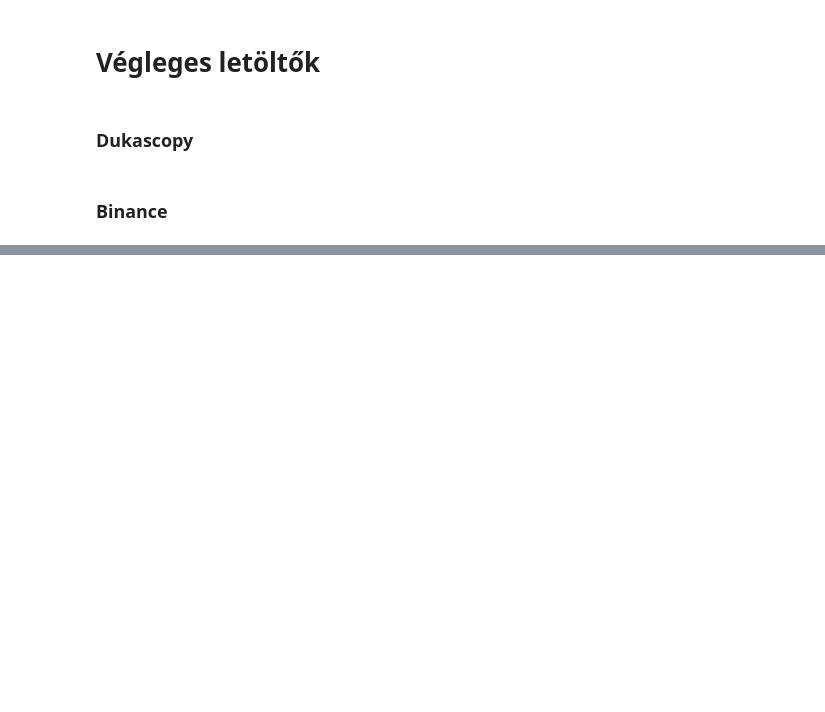
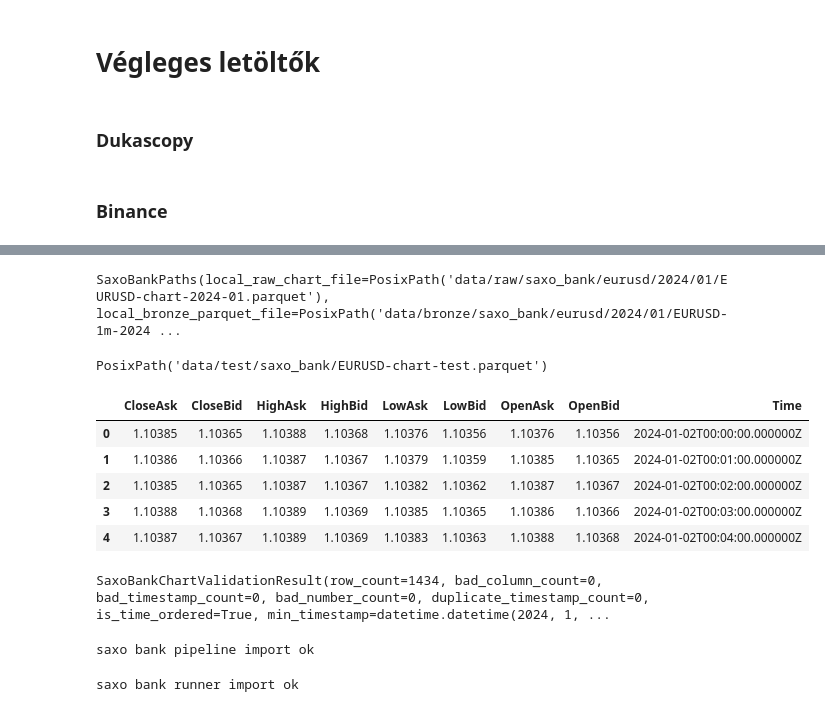
Before and after one commit to tamaskristok/on_lab_v2, a Jupyter notebook: labor.ipynb, the cells around one changed output, grey strips where cells are left out. Cells and saved outputs as stored; diff of their text form; code cells hidden in the pictures; blank space fills up the shorter version.

```diff
--- a/labor.ipynb
+++ b/labor.ipynb
@@ -2446,0 +2762,78 @@ dukascopy_plan = [
+# %%
+import importlib
+import paths.data_paths
+
+importlib.reload(paths.data_paths)
+
+from paths.data_paths import build_saxo_bank_paths
+
+saxo_paths = build_saxo_bank_paths(
+    broker="saxo_bank",
+    asset="EURUSD",
+    broker_symbol="EURUSD",
+    interval="1m",
+    year=2024,
+    month=1,
+)
+
+saxo_paths
+# %% [output]
+SaxoBankPaths(local_raw_chart_file=PosixPath('data/raw/saxo_bank/eurusd/2024/01/EURUSD-chart-2024-01.parquet'), local_bronze_parquet_file=PosixPath('data/bronze/saxo_bank/eurusd/2024/01/EURUSD-1m-2024 ...
+# %%
+import importlib
+import writers.saxo_bank_raw_parquet
+
+importlib.reload(writers.saxo_bank_raw_parquet)
+
+from pathlib import Path
+from writers.saxo_bank_raw_parquet import write_saxo_bank_raw_chart_to_parquet
+
+test_raw_path = Path("data/test/saxo_bank/EURUSD-chart-test.parquet")
+
+written_path = write_saxo_bank_raw_chart_to_parquet(
+    chart_rows=all_rows,
+    output_path=test_raw_path,
+)
+
+written_path
+# %% [output]
+PosixPath('data/test/saxo_bank/EURUSD-chart-test.parquet')
+# %%
+pd.read_parquet(written_path).head()
+# %% [output]
+|  | CloseAsk | CloseBid | HighAsk | HighBid | LowAsk | LowBid | OpenAsk | OpenBid | Time |
+| 0 | 1.10385 | 1.10365 | 1.10388 | 1.10368 | 1.10376 | 1.10356 | 1.10376 | 1.10356 | 2024-01-02T00:00:00.000000Z |
+| 1 | 1.10386 | 1.10366 | 1.10387 | 1.10367 | 1.10379 | 1.10359 | 1.10385 | 1.10365 | 2024-01-02T00:01:00.000000Z |
+| 2 | 1.10385 | 1.10365 | 1.10387 | 1.10367 | 1.10382 | 1.10362 | 1.10387 | 1.10367 | 2024-01-02T00:02:00.000000Z |
+| 3 | 1.10388 | 1.10368 | 1.10389 | 1.10369 | 1.10385 | 1.10365 | 1.10386 | 1.10366 | 2024-01-02T00:03:00.000000Z |
+| 4 | 1.10387 | 1.10367 | 1.10389 | 1.10369 | 1.10383 | 1.10363 | 1.10388 | 1.10368 | 2024-01-02T00:04:00.000000Z |
+# %%
+import importlib
+import validators.saxo_bank_chart
+
+importlib.reload(validators.saxo_bank_chart)
+
+from validators.saxo_bank_chart import validate_saxo_bank_ohlcv
+
+validation_result = validate_saxo_bank_ohlcv(ohlcv)
+validation_result
+# %% [output]
+SaxoBankChartValidationResult(row_count=1434, bad_column_count=0, bad_timestamp_count=0, bad_number_count=0, duplicate_timestamp_count=0, is_time_ordered=True, min_timestamp=datetime.datetime(2024, 1, ...
+# %%
+import importlib
+import pipelines.saxo_bank_pipeline
+
+importlib.reload(pipelines.saxo_bank_pipeline)
+
+print("saxo bank pipeline import ok")
+# %% [output]
+saxo bank pipeline import ok
+# %%
+import importlib
+import pipelines.saxo_bank_runner
+
+importlib.reload(pipelines.saxo_bank_runner)
+
+print("saxo bank runner import ok")
+# %% [output]
+saxo bank runner import ok
```
Also changed, not shown: parts of 43 cells of this notebook, 14 other files.
